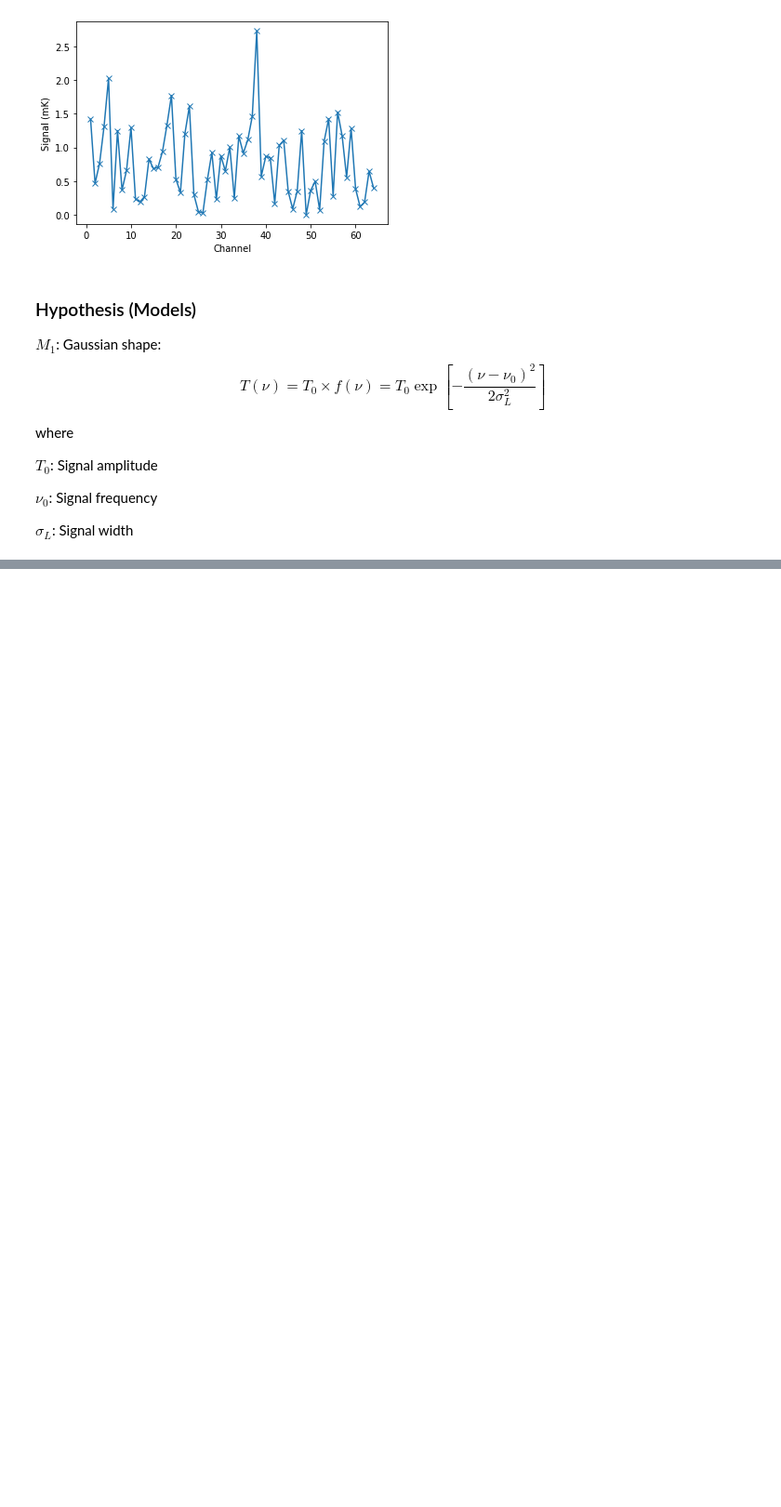
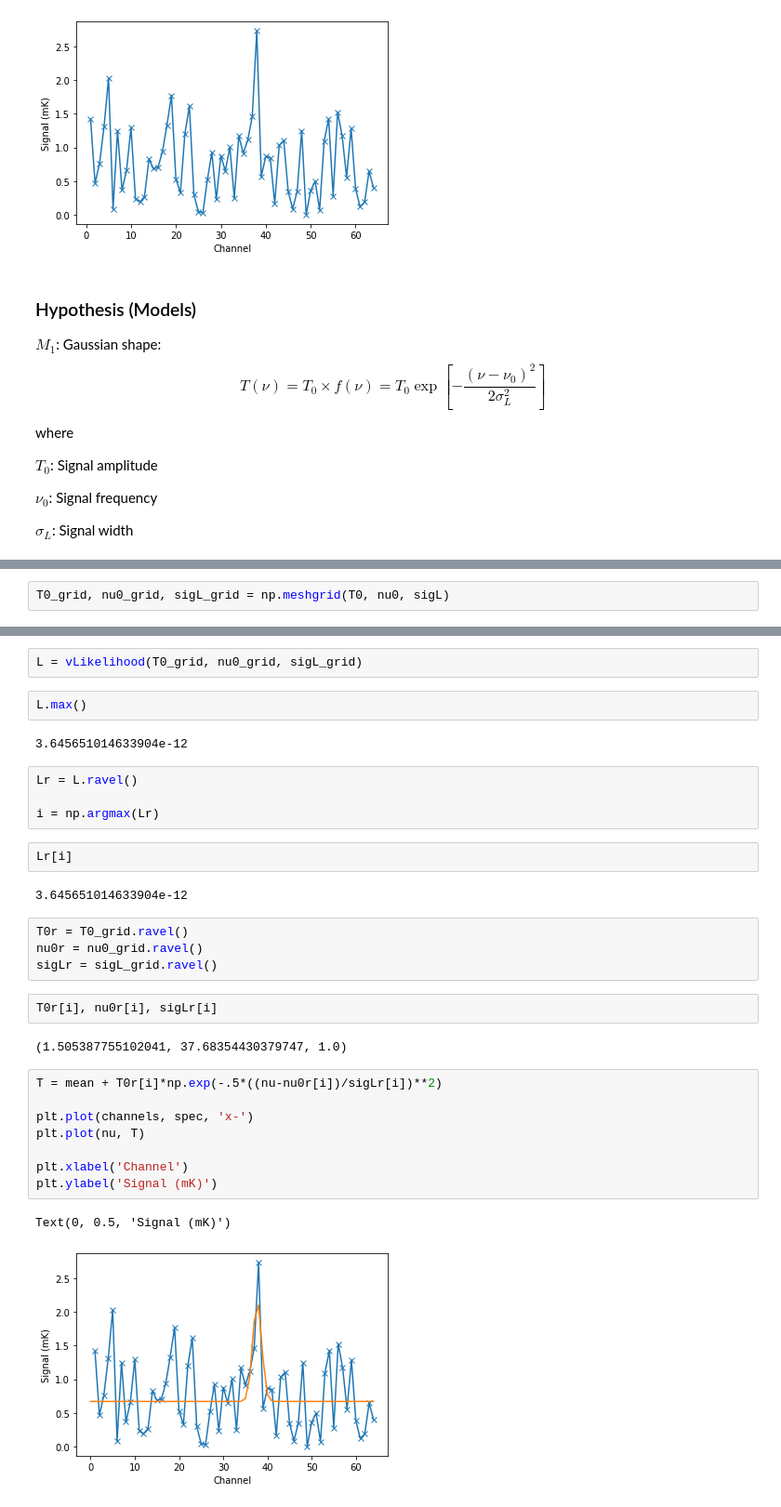
Before and after one commit to mvsantosdev/bayesian-methods-with-python, a Jupyter notebook: 3-Bayesian Statistics.ipynb, the cells around one changed output, grey strips where cells are left out. Shown at 93% size. Drawn from its saved outputs; the diff is of its cells as text; blank space fills up the shorter version.

```diff
--- a/3-Bayesian Statistics.ipynb
+++ b/3-Bayesian Statistics.ipynb
@@ -101,0 +224,2 @@ $$ \mathcal{L}(T_0, \nu_0, \sigma_L) = \frac{1}{\sqrt{2\pi}\sigma}\exp\left\{- \
+# %%
+T0_grid, nu0_grid, sigL_grid = np.meshgrid(T0, nu0, sigL)
@@ -101,0 +230,33 @@ $$ \mathcal{L}(T_0, \nu_0, \sigma_L) = \frac{1}{\sqrt{2\pi}\sigma}\exp\left\{- \
+# %%
+L = vLikelihood(T0_grid, nu0_grid, sigL_grid)
+# %%
+L.max()
+# %% [output]
+3.645651014633904e-12
+# %%
+Lr = L.ravel()
+
+i = np.argmax(Lr)
+# %%
+Lr[i]
+# %% [output]
+3.645651014633904e-12
+# %%
+T0r = T0_grid.ravel()
+nu0r = nu0_grid.ravel()
+sigLr = sigL_grid.ravel()
+# %%
+T0r[i], nu0r[i], sigLr[i]
+# %% [output]
+(1.505387755102041, 37.68354430379747, 1.0)
+# %%
+T = mean + T0r[i]*np.exp(-.5*((nu-nu0r[i])/sigLr[i])**2)
+
+plt.plot(channels, spec, 'x-')
+plt.plot(nu, T)
+
+plt.xlabel('Channel')
+plt.ylabel('Signal (mK)')
+# %% [output]
+Text(0, 0.5, 'Signal (mK)')
+[figure, added]
```
Also changed, not shown: parts of 13 cells of this notebook.
